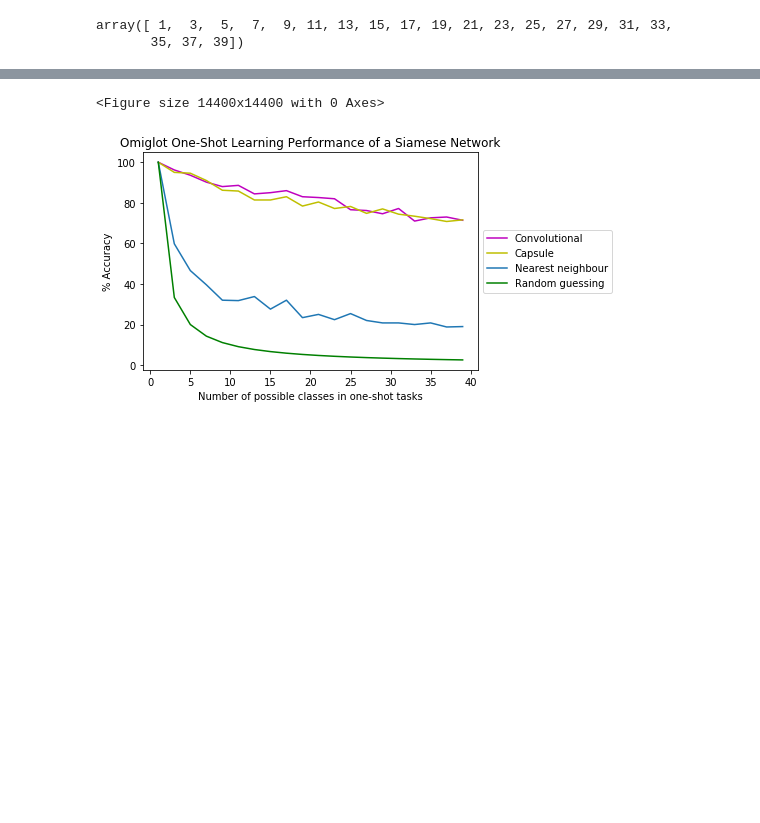
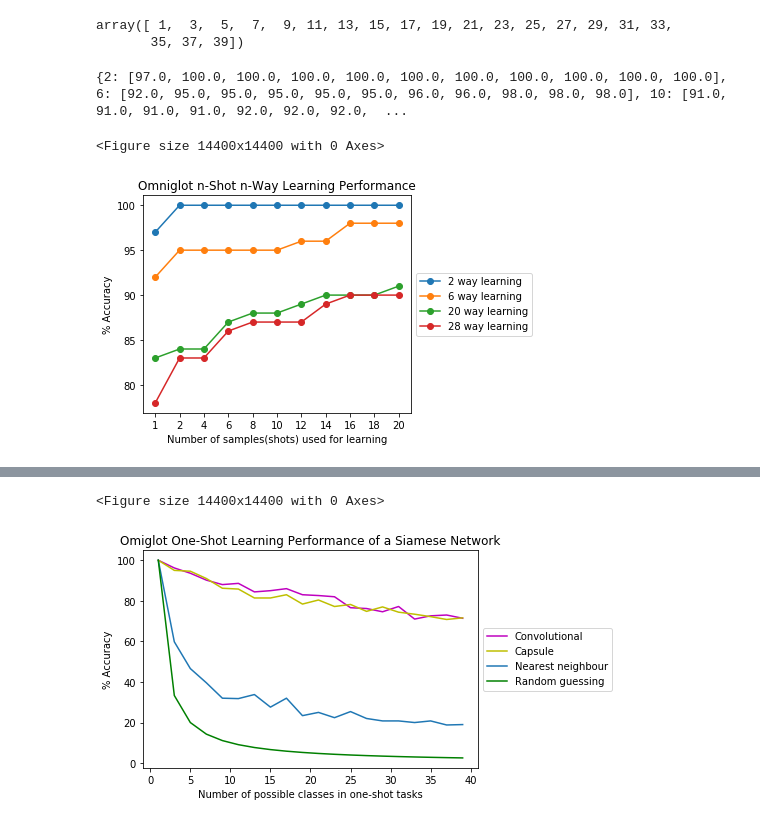
Before and after one commit to chamathabeysinghe/capsule_simaese_network, a Jupyter notebook: Evaluation chart.ipynb, the cells around one changed output, grey strips where cells are left out. Drawn from its saved outputs; the diff is of its cells as text; code cells hidden in the pictures; blank space fills up the shorter version.

```diff
--- a/Evaluation chart.ipynb
+++ b/Evaluation chart.ipynb
@@ -10,0 +102,38 @@ array([ 1,  3,  5,  7,  9, 11, 13, 15, 17, 19, 21, 23, 25, 27, 29, 31, 33,
+# %%
+p = {2:[], 6:[], 10:[], 12:[], 16:[], 20:[], 24:[], 28:[]}
+for r in results:
+    index = r[0][0]
+    p[index].append(r[1])
+print(p)
+# %% [output]
+{2: [97.0, 100.0, 100.0, 100.0, 100.0, 100.0, 100.0, 100.0, 100.0, 100.0, 100.0], 6: [92.0, 95.0, 95.0, 95.0, 95.0, 95.0, 96.0, 96.0, 98.0, 98.0, 98.0], 10: [91.0, 91.0, 91.0, 91.0, 92.0, 92.0, 92.0,  ...
+# %%
+indexes_to_keep = [1,2,4,6,8,10,12,14,16,18,20]
+my_ticks = [i for i in range(len(indexes_to_keep))]
+# %%
+plt.figure(figsize=(200,200))
+ig,ax = plt.subplots(1)
+ax.set_xticks(my_ticks)
+ax.set_xticklabels(indexes_to_keep)
+
+ax.plot(my_ticks, p[2], '-o', label="2 way learning")
+ax.plot(my_ticks, p[6], "-o", label="6 way learning")
+ax.plot(my_ticks, p[20], "-o", label="20 way learning")
+ax.plot(my_ticks, p[28], "-o", label="28 way learning")
+
+# ax.plot(my_ticks, p[12], "y", label="Convolutional")
+# ax.plot(my_ticks, p[16], "b", label="Convolutional")
+# ax.plot(my_ticks, p[20], "g", label="Convolutional")
+# ax.plot(my_ticks, p[24], "m", label="Convolutional")
+
+plt.xlabel("Number of samples(shots) used for learning")
+plt.ylabel("% Accuracy")
+plt.title("Omniglot n-Shot n-Way Learning Performance")
+box = ax.get_position()
+ax.set_position([box.x0, box.y0, box.width * 0.8, box.height])
+ax.legend(loc='center left', bbox_to_anchor=(1, 0.5))
+plt.savefig('graph.png', bbox_inches='tight')
+plt.show()
+# %% [output]
+<Figure size 14400x14400 with 0 Axes>
+[figure, added]
```
Also changed, not shown: parts of 3 cells of this notebook, 6 other files.
